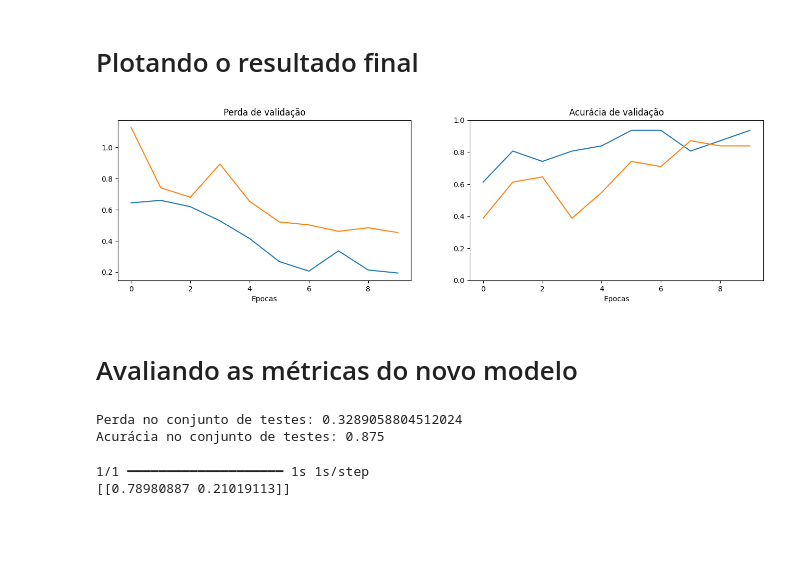
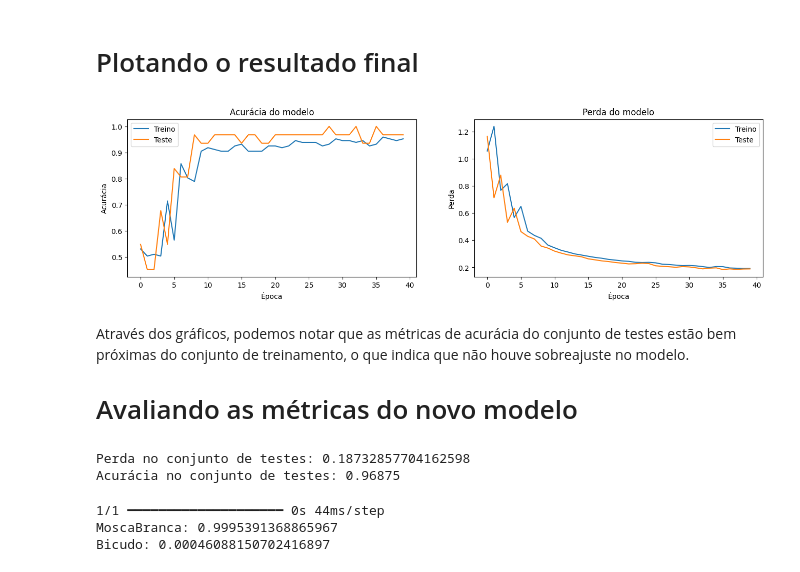
Before and after one commit to phaa/dio-baires-dev, a Jupyter notebook: dio_transfer_learning.ipynb, the cells around one changed output. Drawn from its saved outputs; the diff is of its cells as text; code cells hidden in the pictures; blank space fills up the shorter version.

```diff
--- a/dio_transfer_learning.ipynb
+++ b/dio_transfer_learning.ipynb
@@ -381,6 +378,6 @@ Model: "functional_20"
 # Agora treinamos a nova rede
 history2 = model_new.fit(x_train, y_train,
                          batch_size=128,
-                         epochs=10,
+                         epochs=40,
                          validation_data=(x_val, y_val))
 # %% [output]
@@ -408,35 +402,46 @@ Epoch 10/10
 # Plotando o resultado final
 # %%
 fig = plt.figure(figsize=(16,4))
+
+# Histórico de acurácia
 ax = fig.add_subplot(121)
-ax.plot(history.history["val_loss"])
-ax.plot(history2.history["val_loss"])
-ax.set_title("Perda de validação")
-ax.set_xlabel("Epocas")
+ax.plot(history2.history['accuracy'])
+ax.plot(history2.history['val_accuracy'])
+ax.set_title('Acurácia do modelo')
+ax.set_ylabel('Acurácia')
+ax.set_xlabel('Época')
+ax.legend(['Treino', 'Teste'], loc='upper left')
 
+# Histórico de perda
 ax2 = fig.add_subplot(122)
-ax2.plot(history.history["val_accuracy"])
-ax2.plot(history2.history["val_accuracy"])
-ax2.set_title("Acurácia de validação")
-ax2.set_xlabel("Epocas")
-ax2.set_ylim(0, 1)
+ax2.plot(history2.history['loss'])
+ax2.plot(history2.history['val_loss'])
+ax2.set_title('Perda do modelo')
+ax2.set_ylabel('Perda')
+ax2.set_xlabel('Época')
+ax2.legend(['Treino', 'Teste'], loc='upper right')
 
 plt.show()
 # %% [output]
-[figure, old version]
+[figure, new version]
-# %% [markdown]
-# Avaliando as métricas do novo modelo
+# %% [markdown]
+Através dos gráficos, podemos notar que as métricas de acurácia do conjunto de testes estão bem próximas do conjunto de treinamento, o que indica que não houve sobreajuste no modelo.
+# Avaliando as métricas do novo modelo
 # %%
 loss, accuracy = model_new.evaluate(x_test, y_test, verbose=0)
 print('Perda no conjunto de testes:', loss)
 print('Acurácia no conjunto de testes:', accuracy)
 # %% [output]
-Perda no conjunto de testes: 0.3289058804512024
-Acurácia no conjunto de testes: 0.875
+Perda no conjunto de testes: 0.18732857704162598
+Acurácia no conjunto de testes: 0.96875
 # %%
 img, x = get_image('/content/BairesDev-DIO/Dataset-Pragas/MoscaBranca/MoscaBranca04.png')
 probabilities = model_new.predict([x])
-print(probabilities)
+split_categories = list(map(lambda cat: cat.split('/')[-1], categories))
+
+for i in range(probabilities.size):
+  print('{0}: {1}'.format(split_categories[i], probabilities[0][i]))
 # %% [output]
-1/1 ━━━━━━━━━━━━━━━━━━━━ 1s 1s/step
-[[0.78980887 0.21019113]]
+1/1 ━━━━━━━━━━━━━━━━━━━━ 0s 44ms/step
+MoscaBranca: 0.9995391368865967
+Bicudo: 0.00046088150702416897
```
Also changed, not shown: parts of 10 cells of this notebook.
